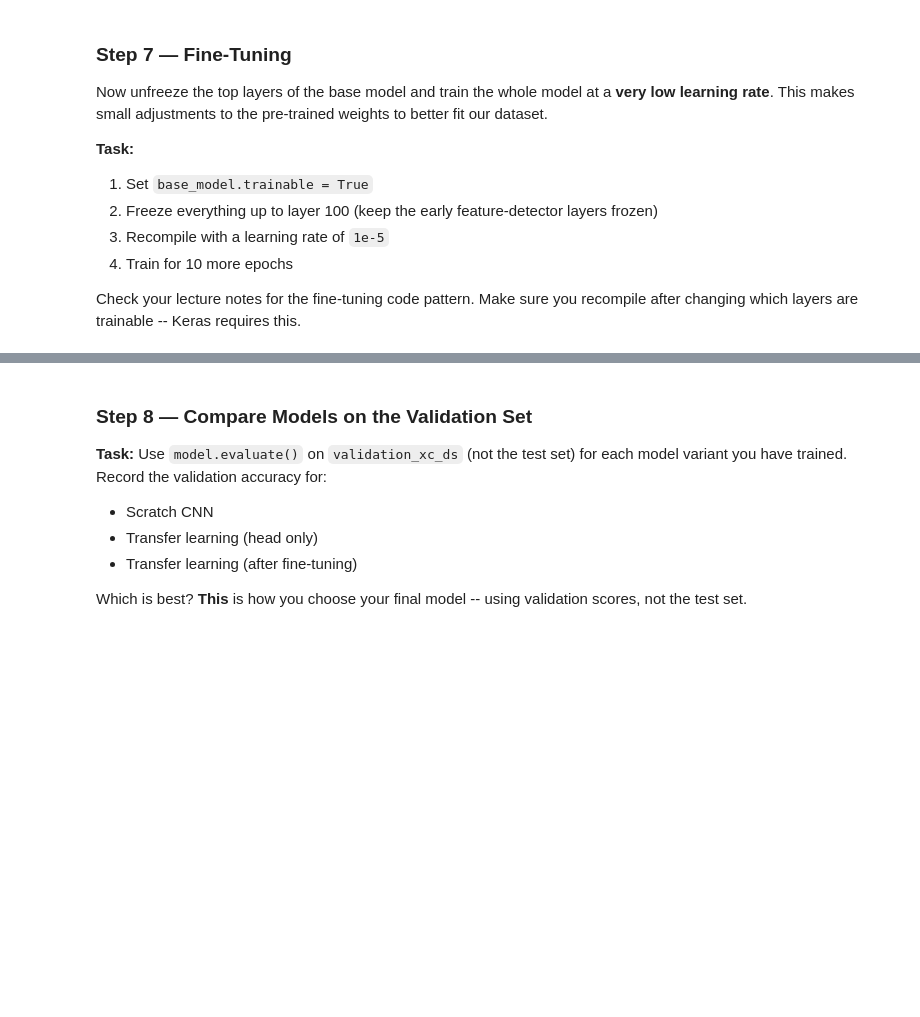
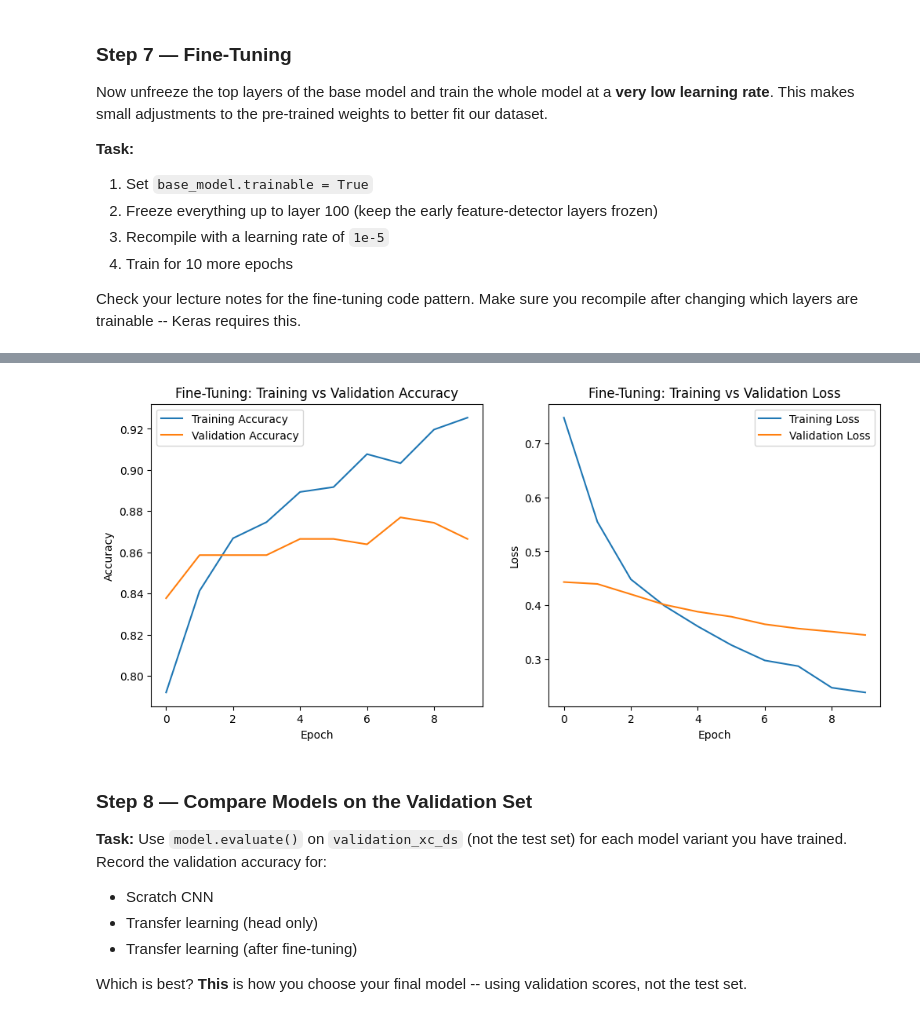
Before and after one commit to MatthewMcCarthy1/machine-learning-labs, a Jupyter notebook: lab_10/flowers.ipynb, the cells around one changed output, grey strips where cells are left out. Cells and saved outputs as stored; diff of their text form; code cells hidden in the pictures; blank space fills up the shorter version.

```diff
--- a/lab_10/flowers.ipynb
+++ b/lab_10/flowers.ipynb
@@ -256,6 +379,12 @@ Xception has a minimum input size. Look it up in the [Keras documentation](https
 # --- Your code here ---
 # XC_SIZE = ?   # check the Keras docs for Xception minimum input size
 # Create train_xc_ds, validation_xc_ds, test_xc_ds
+from tensorflow.keras.applications import Xception
+
+XC_SIZE = 150
+train_xc_ds = train_ds.map(lambda x, y: (tf.image.resize(x, [XC_SIZE, XC_SIZE]), y)).prefetch(AUTOTUNE)
+validation_xc_ds = validation_ds.map(lambda x, y: (tf.image.resize(x, [XC_SIZE, XC_SIZE]), y)).prefetch(AUTOTUNE)
+test_xc_ds = test_ds.map(lambda x, y: (tf.image.resize(x, [XC_SIZE, XC_SIZE]), y)).prefetch(AUTOTUNE)
 # %% [markdown]
 ### Step 2 — Load the Base Model
 
@@ -332,3 +604,18 @@ Check your lecture notes for the fine-tuning code pattern. Make sure you recompi
 # Freeze layers[:100]
 # Recompile with learning_rate=1e-5
 # Fit for 10 more epochs
+base_model.trainable = True
+for layer in base_model.layers[:100]:
+    layer.trainable = False
+
+model_tl.compile(
+    optimizer=tf.keras.optimizers.Adam(learning_rate=1e-5),
+    loss=tf.keras.losses.SparseCategoricalCrossentropy(from_logits=True),
+    metrics=['accuracy']
+)
+
+history_ft = model_tl.fit(
+    train_xc_ds,
+    validation_data=validation_xc_ds,
+    epochs=10
+)
@@ -335,6 +653,23 @@ Check your lecture notes for the fine-tuning code pattern. Make sure you recompi
 # %%
 # --- Your code here ---
 # Plot the fine-tuning training curves
+plt.figure(figsize=(12, 5))
+plt.subplot(1, 2, 1)
+plt.plot(history_ft.history['accuracy'], label='Training Accuracy')
+plt.plot(history_ft.history['val_accuracy'], label='Validation Accuracy')
+plt.xlabel('Epoch'); plt.ylabel('Accuracy')
+plt.title('Fine-Tuning: Training vs Validation Accuracy')
+plt.legend()
+
+plt.subplot(1, 2, 2)
+plt.plot(history_ft.history['loss'], label='Training Loss')
+plt.plot(history_ft.history['val_loss'], label='Validation Loss')
+plt.xlabel('Epoch'); plt.ylabel('Loss')
+plt.title('Fine-Tuning: Training vs Validation Loss')
+plt.legend()
+plt.show()
+# %% [output]
+[figure, added]
 # %% [markdown]
 ### Step 8 — Compare Models on the Validation Set
 
```
Also changed, not shown: parts of 24 cells of this notebook.
